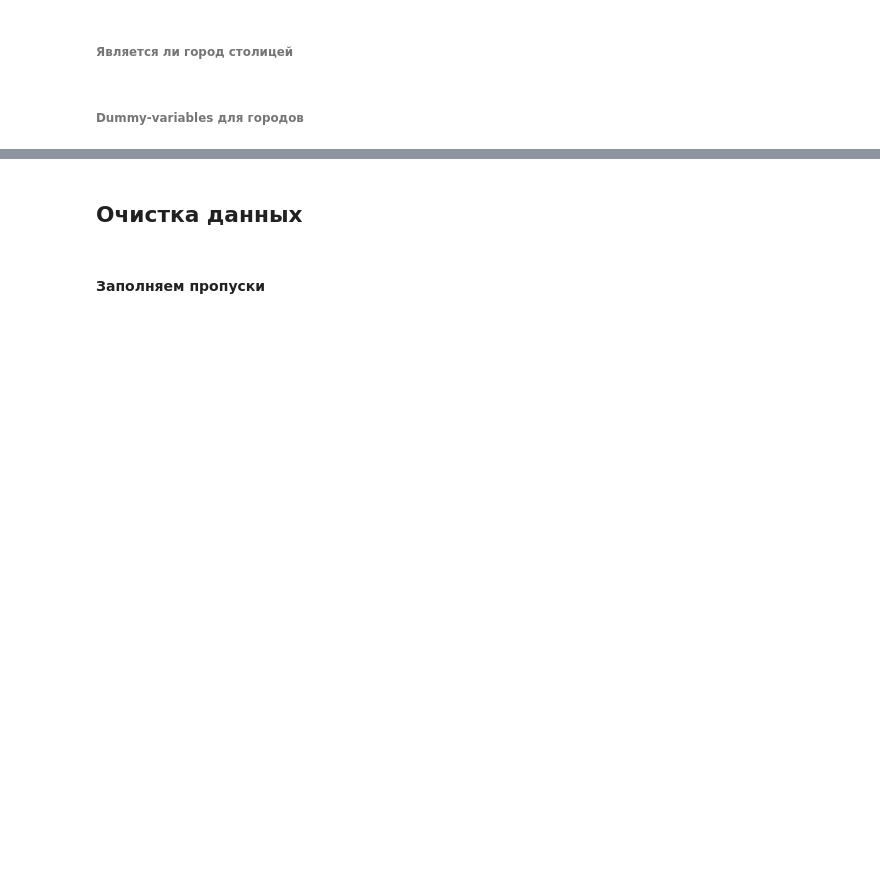
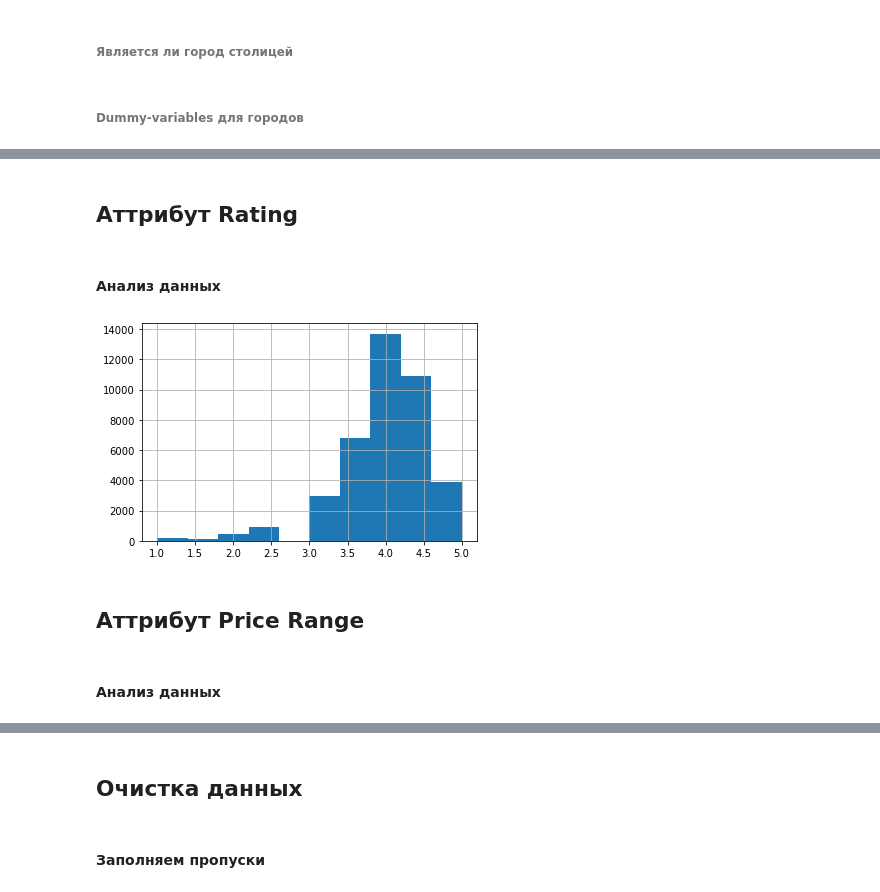
Before and after one commit to Tannheuser/Skillfactory, a Jupyter notebook: module_3/project/model.ipynb, the cells around one changed output, grey strips where cells are left out. Saved outputs shown, nothing was run; the diff lists cells and outputs as text; code cells hidden in the pictures; blank space fills up the shorter version.

```diff
--- a/module_3/project/model.ipynb
+++ b/module_3/project/model.ipynb
@@ -183,0 +249,12 @@ for c in city_ranges.columns:
+# %% [markdown]
+## Аттрибут Rating
+# %% [markdown]
+#### Анализ данных
+# %%
+describe_numerical('Rating', 10)
+# %% [output]
+[figure, added]
+# %% [markdown]
+## Аттрибут Price Range
+# %% [markdown]
+#### Анализ данных
```
Also changed, not shown: parts of 25 cells of this notebook.
